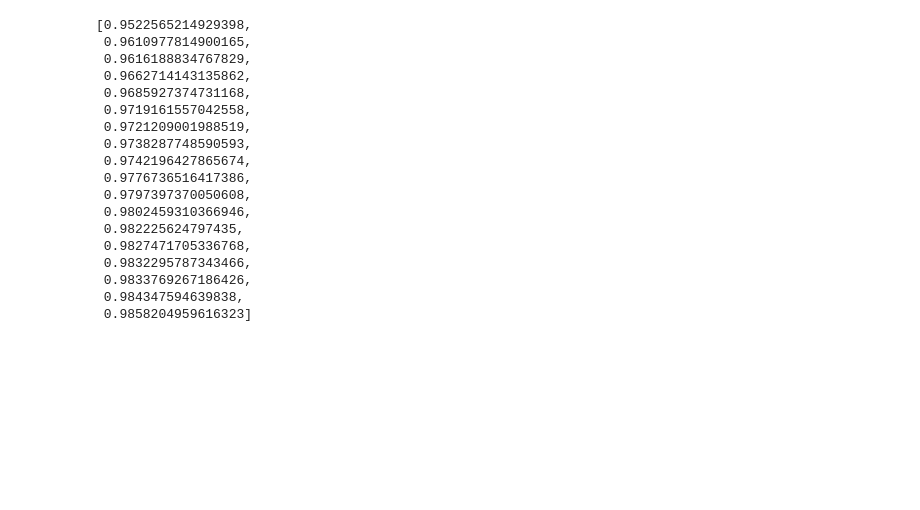
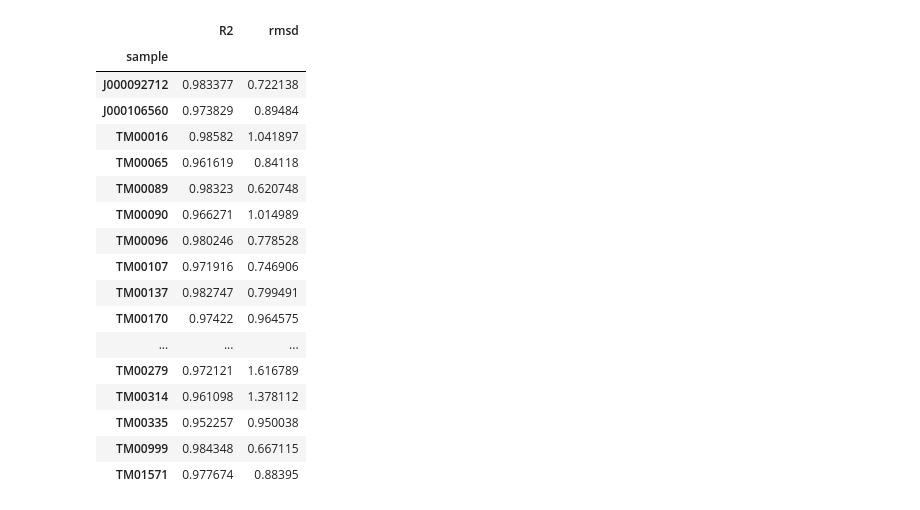
Before and after one commit to CERIT-SC/EurOPDX-Galaxy, a Jupyter notebook: workflow_evaluation/jax-rnaseq/jax-rnaseq.ipynb, the cells around one changed output. Cells and saved outputs as stored; diff of their text form; code cells hidden in the pictures; blank space fills up the shorter version.

```diff
--- a/workflow_evaluation/jax-rnaseq/jax-rnaseq.ipynb
+++ b/workflow_evaluation/jax-rnaseq/jax-rnaseq.ipynb
@@ -101,21 +104,21 @@ fig.show()
 # %%
-sorted(cr.values())
+stat
 # %% [output]
-[0.9522565214929398,
- 0.9610977814900165,
- 0.9616188834767829,
- 0.9662714143135862,
- 0.9685927374731168,
- 0.9719161557042558,
- 0.9721209001988519,
- 0.9738287748590593,
- 0.9742196427865674,
- 0.9776736516417386,
- 0.9797397370050608,
- 0.9802459310366946,
- 0.982225624797435,
- 0.9827471705336768,
- 0.9832295787343466,
- 0.9833769267186426,
- 0.984347594639838,
- 0.9858204959616323]
+|  | R2 | rmsd |
+| sample |  |  |
+| J000092712 | 0.983377 | 0.722138 |
+| J000106560 | 0.973829 | 0.89484 |
+| TM00016 | 0.98582 | 1.041897 |
+| TM00065 | 0.961619 | 0.84118 |
+| TM00089 | 0.98323 | 0.620748 |
+| TM00090 | 0.966271 | 1.014989 |
+| TM00096 | 0.980246 | 0.778528 |
+| TM00107 | 0.971916 | 0.746906 |
+| TM00137 | 0.982747 | 0.799491 |
+| TM00170 | 0.97422 | 0.964575 |
+| ... | ... | ... |
+| TM00279 | 0.972121 | 1.616789 |
+| TM00314 | 0.961098 | 1.378112 |
+| TM00335 | 0.952257 | 0.950038 |
+| TM00999 | 0.984348 | 0.667115 |
+| TM01571 | 0.977674 | 0.88395 |
```
Also changed, not shown: parts of 1 cell of this notebook.
